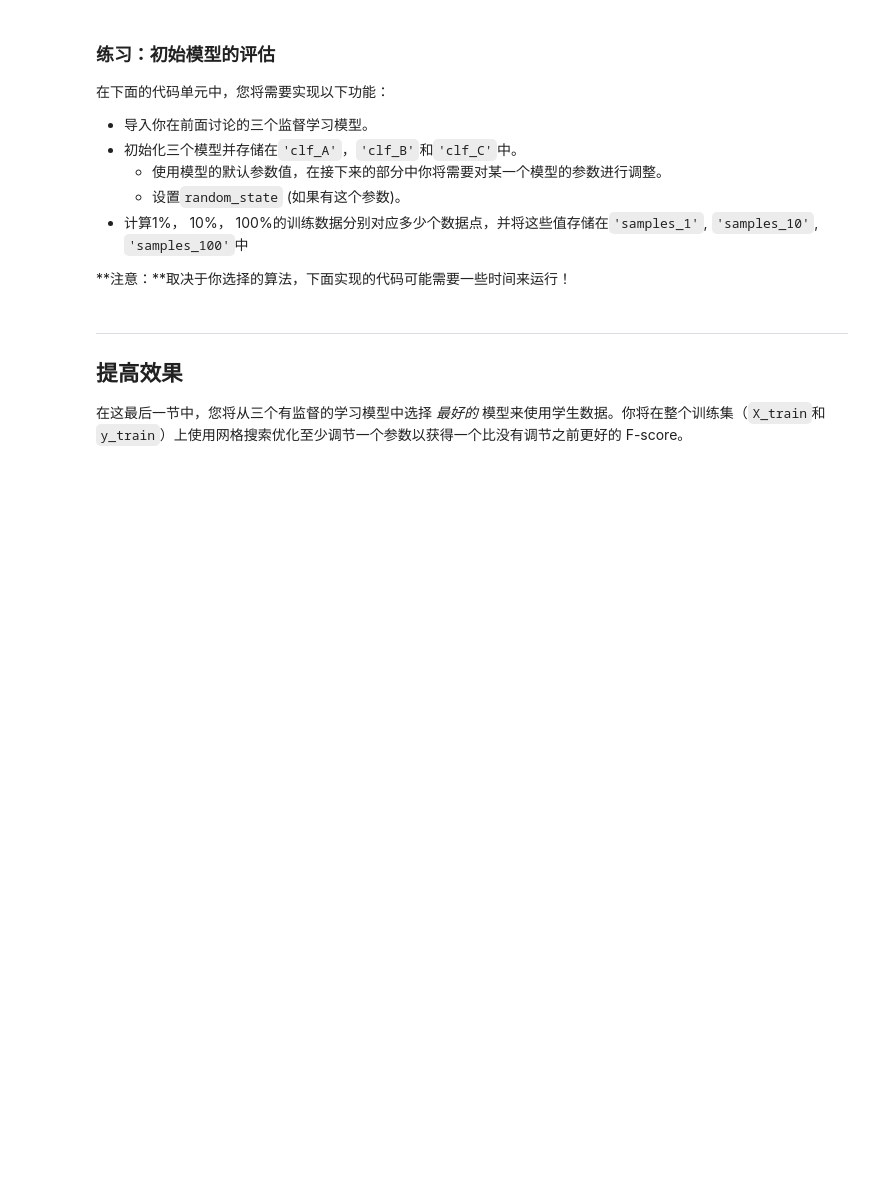
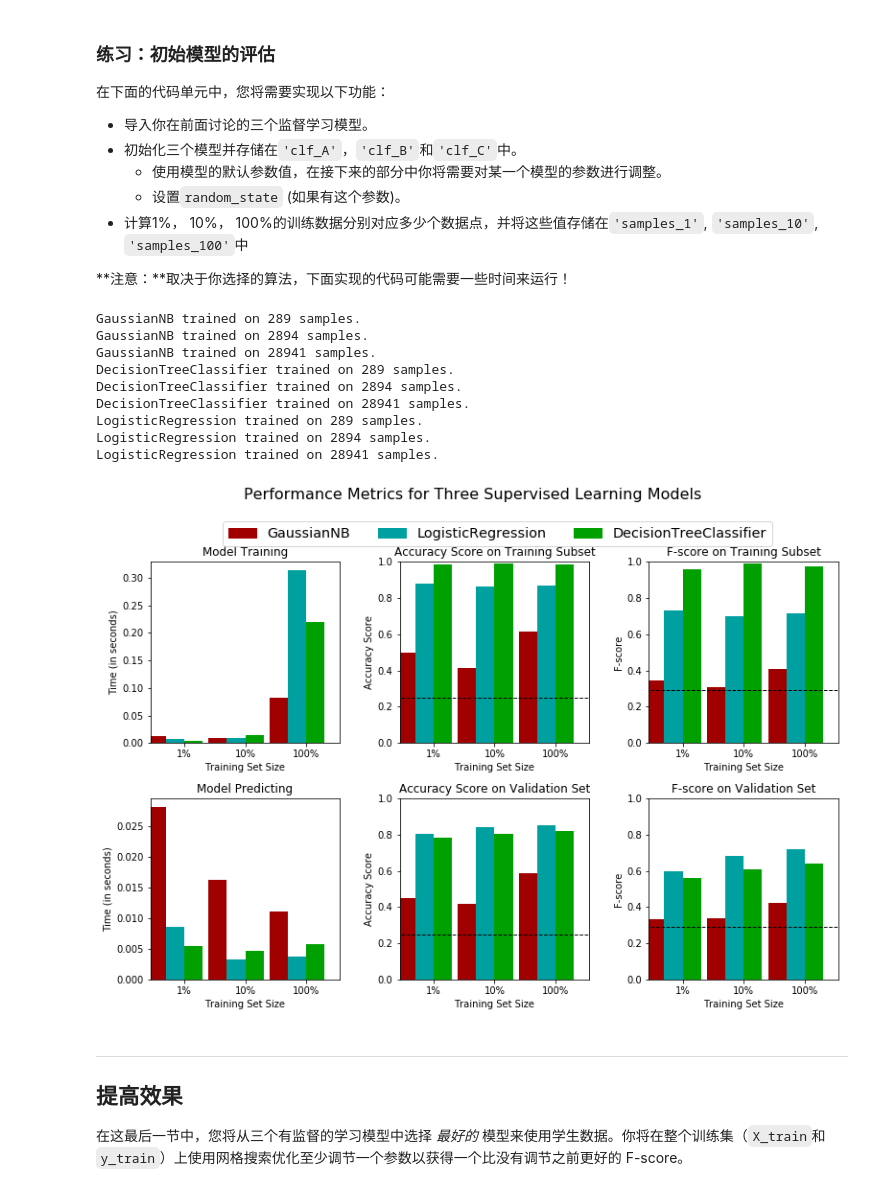
Before and after one commit to OwenZhu/udacity_project, a Jupyter notebook: finding_donors-master/finding_donors.ipynb, the cells around one changed output. Drawn from its saved outputs; the diff is of its cells as text; code cells hidden in the pictures; blank space fills up the shorter version.

```diff
--- a/finding_donors-master/finding_donors.ipynb
+++ b/finding_donors-master/finding_donors.ipynb
@@ -343,33 +346,33 @@ def train_predict(learner, sample_size, X_train, y_train, X_val, y_val):
     # TODO：使用sample_size大小的训练数据来拟合学习器
     # TODO: Fit the learner to the training data using slicing with 'sample_size'
     start = time() # 获得程序开始时间
-    learner = None
+    learner.fit(X_train[:sample_size], y_train[:sample_size])
     end = time() # 获得程序结束时间
 
     # TODO：计算训练时间
-    results['train_time'] = None
+    results['train_time'] = end - start
 
     # TODO: 得到在验证集上的预测值
     #       然后得到对前300个训练数据的预测结果
     start = time() # 获得程序开始时间
-    predictions_val = None
-    predictions_train = None
+    predictions_val = learner.score(X_val, y_val)
+    predictions_train = learner.predict(X_train[:300])
     end = time() # 获得程序结束时间
 
     # TODO：计算预测用时
-    results['pred_time'] = None
+    results['pred_time'] = end - start
 
     # TODO：计算在最前面的300个训练数据的准确率
-    results['acc_train'] = None
+    results['acc_train'] = accuracy_score(y_train[:300], predictions_train)
 
     # TODO：计算在验证上的准确率
-    results['acc_val'] = None
+    results['acc_val'] = predictions_val
 
     # TODO：计算在最前面300个训练数据上的F-score
-    results['f_train'] = None
+    results['f_train'] = fbeta_score(y_train[:300], predictions_train, beta=0.5)
 
     # TODO：计算验证集上的F-score
-    results['f_val'] = None
+    results['f_val'] = fbeta_score(y_val, learner.predict(X_val), beta=0.5)
 
     # 成功
     print "{} trained on {} samples.".format(learner.__class__.__name__, sample_size)
@@ -388,27 +391,40 @@ def train_predict(learner, sample_size, X_train, y_train, X_val, y_val):
 **注意：**取决于你选择的算法，下面实现的代码可能需要一些时间来运行！
 # %%
 # TODO：从sklearn中导入三个监督学习模型
-
+from sklearn.naive_bayes import GaussianNB
+from sklearn.tree import DecisionTreeClassifier
+from sklearn.linear_model import LogisticRegression
 # TODO：初始化三个模型
-clf_A = None
-clf_B = None
-clf_C = None
+clf_A = GaussianNB()
+clf_B = DecisionTreeClassifier()
+clf_C = LogisticRegression()
 
 # TODO：计算1%， 10%， 100%的训练数据分别对应多少点
-samples_1 = None
-samples_10 = None
-samples_100 = None
+samples_1 = int(0.01 * len(X_train))
+samples_10 = int(0.1 * len(X_train))
+samples_100 = int(len(X_train))
 
 # 收集学习器的结果
 results = {}
 for clf in [clf_A, clf_B, clf_C]:
     clf_name = clf.__class__.__name__
     results[clf_name] = {}
     for i, samples in enumerate([samples_1, samples_10, samples_100]):
         results[clf_name][i] = train_predict(clf, samples, X_train, y_train, X_val, y_val)
 
 # 对选择的三个模型得到的评价结果进行可视化
 vs.evaluate(results, accuracy, fscore)
+# %% [output]
+GaussianNB trained on 289 samples.
+GaussianNB trained on 2894 samples.
+GaussianNB trained on 28941 samples.
+DecisionTreeClassifier trained on 289 samples.
+DecisionTreeClassifier trained on 2894 samples.
+DecisionTreeClassifier trained on 28941 samples.
+LogisticRegression trained on 289 samples.
+LogisticRegression trained on 2894 samples.
+LogisticRegression trained on 28941 samples.
+[figure, added]
 # %% [markdown]
 ----
 ## 提高效果
```
Also changed, not shown: parts of 20 cells of this notebook, 1 other file.
